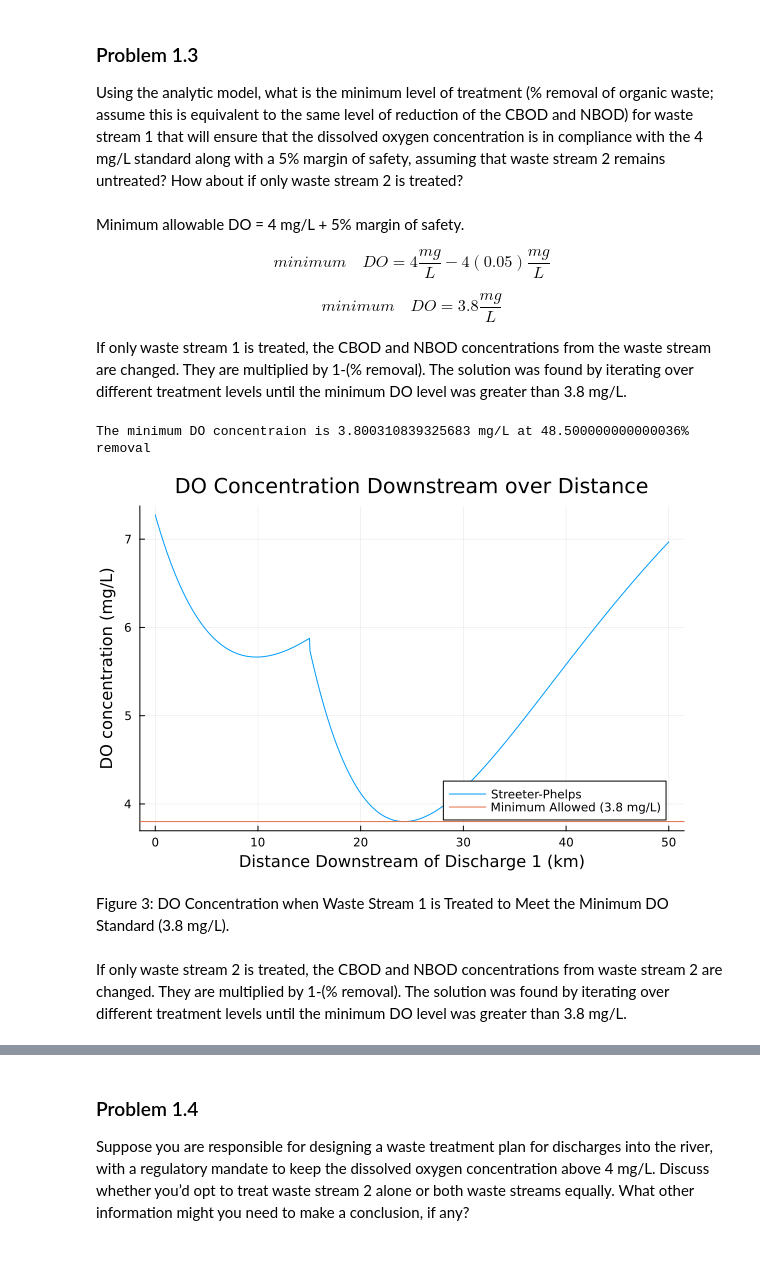
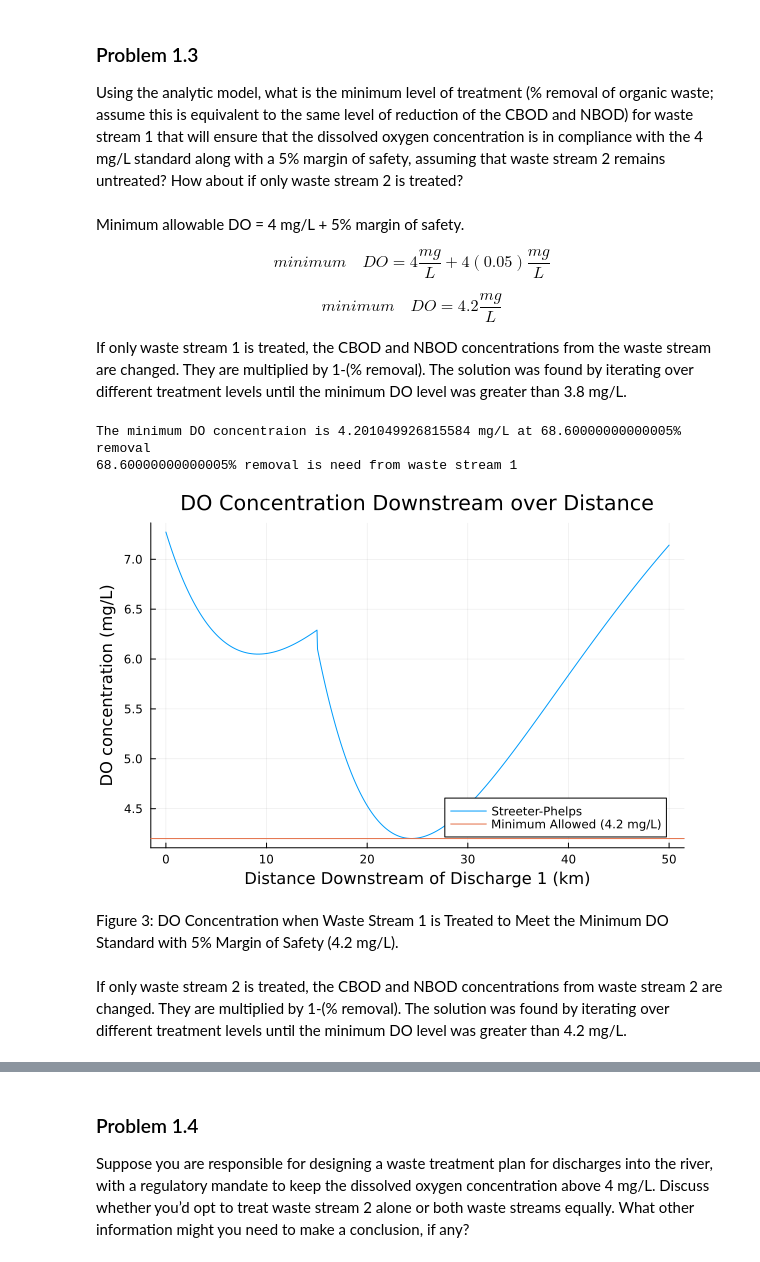
Before and after one commit to BEE4750-FA25/hw3-matty, a Jupyter notebook: hw03.ipynb, the cells around one changed output, grey strips where cells are left out. Drawn from its saved outputs; the diff is of its cells as text; code cells hidden in the pictures.

```diff
--- a/hw03.ipynb
+++ b/hw03.ipynb
@@ -313,9 +313,9 @@ remains untreated? How about if only waste stream 2 is treated?
 Minimum allowable DO = 4 mg/L + 5% margin of safety.
 
 
-$$ minimum \quad DO = 4 \frac{mg}{L} - 4(0.05) \frac{mg}{L} $$
+$$ minimum \quad DO = 4 \frac{mg}{L} + 4(0.05) \frac{mg}{L} $$
 
-$$ minimum \quad DO = 3.8 \frac{mg}{L} $$
+$$ minimum \quad DO = 4.2 \frac{mg}{L} $$
 
 If only waste stream 1 is treated, the CBOD and NBOD concentrations from the waste stream are changed. They are multiplied by 1-(% removal). The solution was found by iterating over different treatment levels until the minimum DO level was greater than 3.8 mg/L.
 # %%
@@ -383,42 +383,44 @@ function streeter(removal, streeter_concentration)
             flow2_started = true
         end
     end
     return streeter_concentration
 end
 
 
 function find_removal()
-    # Loops through different removal rates until minimum DO is greater than 3.8
+    # Loops through different removal rates until minimum DO is greater than 4.2
     removal = 0
     min = 0
     streeter_concentration = zeros(iterations)
-    while min < 3.8 && removal < 1
+    while min < 4.2 && removal < 1
         streeter_concentration = zeros(iterations)
         streeter(removal, streeter_concentration)
         min = minimum(streeter_concentration)
         removal += 0.001
     end
     return streeter_concentration, removal
 end
 
 
 streeter_concentrations, removal = find_removal()
 
 # Find minimum value
 print("The minimum DO concentraion is ", minimum(streeter_concentrations), " mg/L at ", removal*100, "% removal")
 print("\n")
+print(removal*100, "% removal is need from waste stream 1")
 
 
 # Plot
 plot(distances, streeter_concentrations, title="DO Concentration Downstream over Distance", label="Streeter-Phelps", xlabel="Distance Downstream of Discharge 1 (km)", ylabel="DO concentration (mg/L)")
-hline!([3.8], label="Minimum Allowed (3.8 mg/L)")
+hline!([4.2], label="Minimum Allowed (4.2 mg/L)")
 # %% [output]
-The minimum DO concentraion is 3.800310839325683 mg/L at 48.500000000000036% removal
+The minimum DO concentraion is 4.201049926815584 mg/L at 68.60000000000005% removal
+68.60000000000005% removal is need from waste stream 1
-[figure, old version]
+[figure, new version]
 # %% [markdown]
-Figure 3: DO Concentration when Waste Stream 1 is Treated to Meet the Minimum DO Standard (3.8 mg/L).
+Figure 3: DO Concentration when Waste Stream 1 is Treated to Meet the Minimum DO Standard with 5% Margin of Safety (4.2 mg/L).
 # %% [markdown]
-If only waste stream 2 is treated, the CBOD and NBOD concentrations from waste stream 2 are changed. They are multiplied by 1-(% removal). The solution was found by iterating over different treatment levels until the minimum DO level was greater than 3.8 mg/L.
+If only waste stream 2 is treated, the CBOD and NBOD concentrations from waste stream 2 are changed. They are multiplied by 1-(% removal). The solution was found by iterating over different treatment levels until the minimum DO level was greater than 4.2 mg/L.
 # %%
 # Given
 
```
Also changed, not shown: parts of 8 cells of this notebook.
